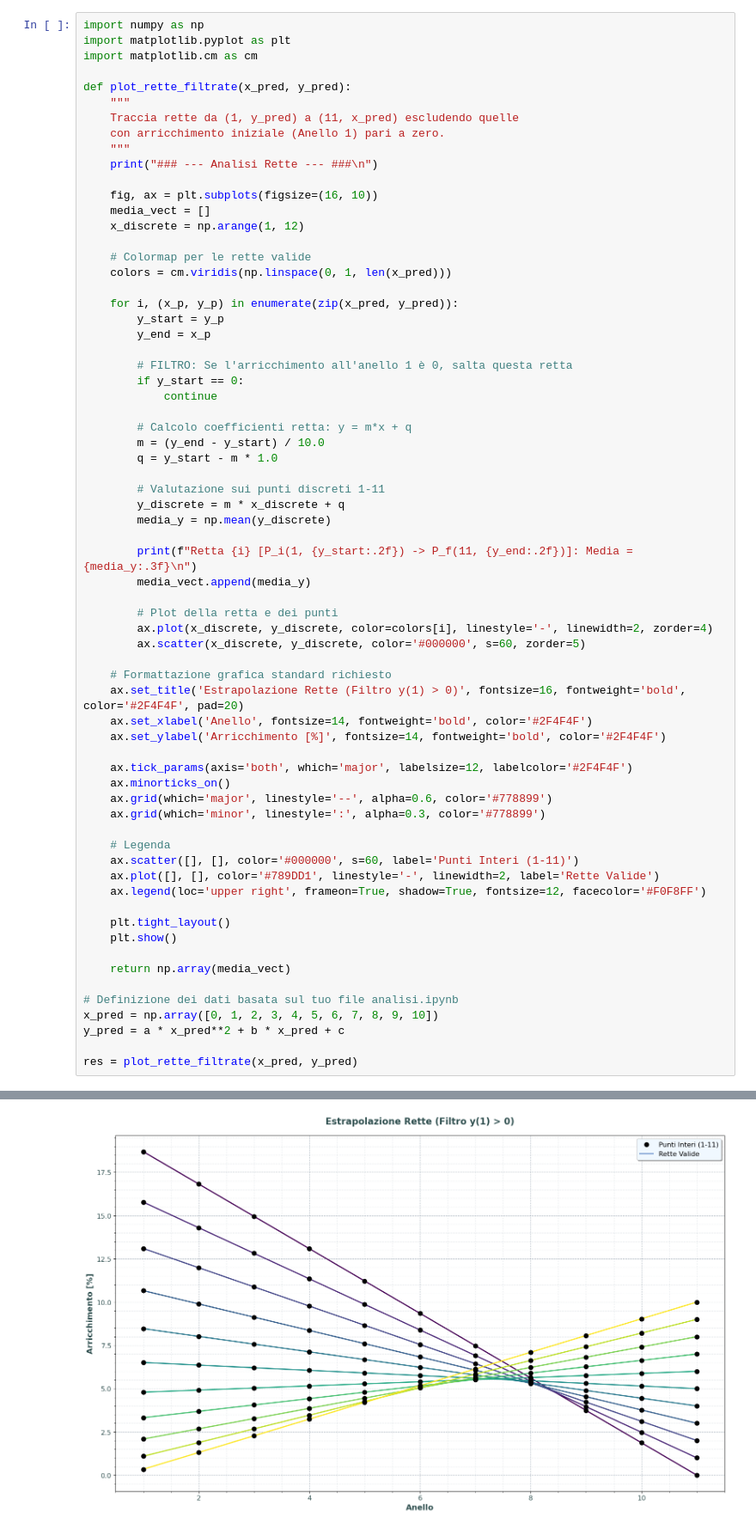
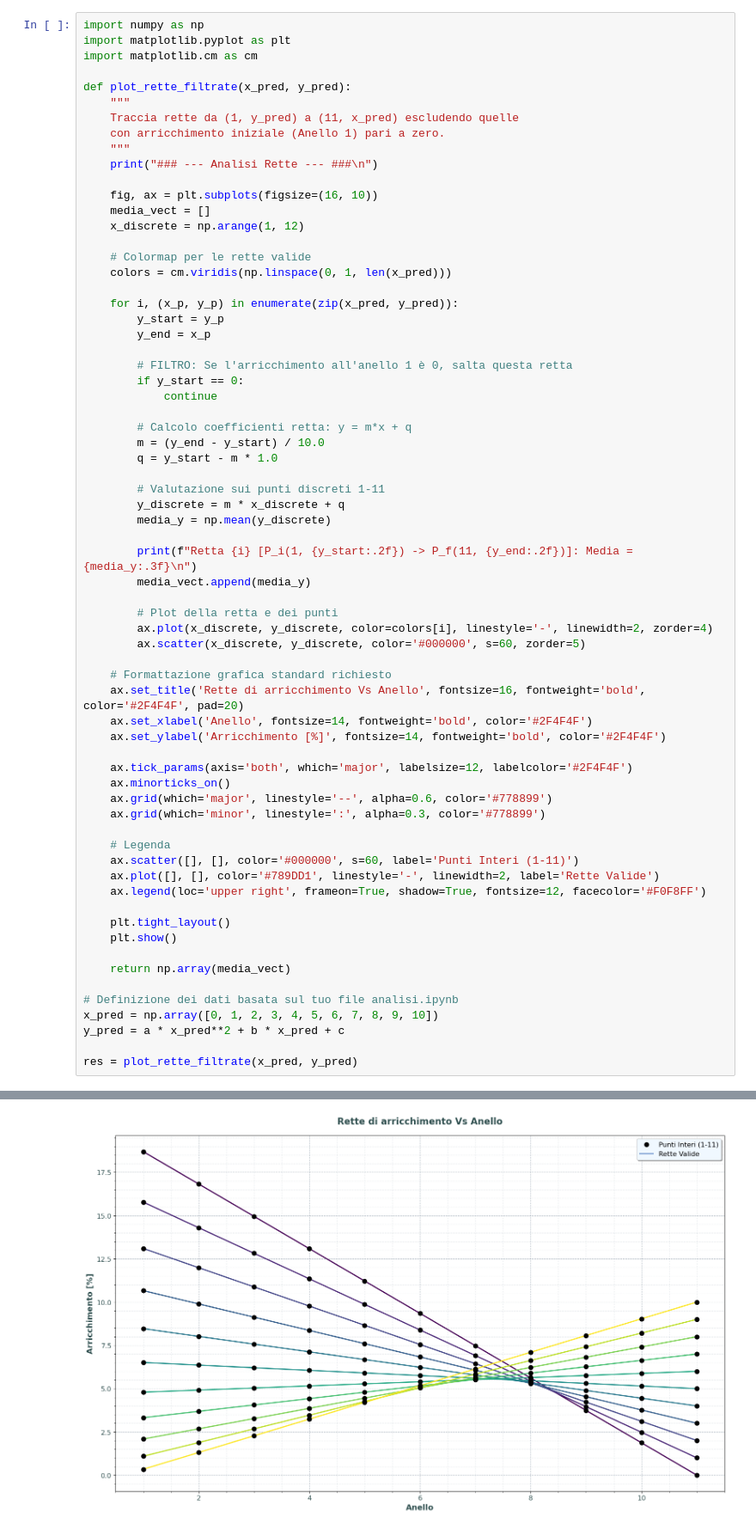
Before and after one commit to oblivion0218/Tesi-Magistrale, a Jupyter notebook: Open MC/reattore_8/150PCM/auto/analisi.ipynb, the cells around one changed output, grey strips where cells are left out. Shown at 86% size. Saved outputs shown, nothing was run; the diff lists cells and outputs as text.

```diff
--- a/Open MC/reattore_8/150PCM/auto/analisi.ipynb
+++ b/Open MC/reattore_8/150PCM/auto/analisi.ipynb
@@ -160,7 +160,7 @@ def plot_rette_filtrate(x_pred, y_pred):
         ax.scatter(x_discrete, y_discrete, color='#000000', s=60, zorder=5)
 
     # Formattazione grafica standard richiesto
-    ax.set_title('Estrapolazione Rette (Filtro y(1) > 0)', fontsize=16, fontweight='bold', color='#2F4F4F', pad=20)
+    ax.set_title('Rette di arricchimento Vs Anello', fontsize=16, fontweight='bold', color='#2F4F4F', pad=20)
     ax.set_xlabel('Anello', fontsize=14, fontweight='bold', color='#2F4F4F')
     ax.set_ylabel('Arricchimento [%]', fontsize=14, fontweight='bold', color='#2F4F4F')
 
@@ -175,34 +175,34 @@ def plot_rette_filtrate(x_pred, y_pred):
     ax.legend(loc='upper right', frameon=True, shadow=True, fontsize=12, facecolor='#F0F8FF')
 
     plt.tight_layout()
     plt.show()
 
     return np.array(media_vect)
 
 # Definizione dei dati basata sul tuo file analisi.ipynb
 x_pred = np.array([0, 1, 2, 3, 4, 5, 6, 7, 8, 9, 10])
 y_pred = a * x_pred**2 + b * x_pred + c
 
 res = plot_rette_filtrate(x_pred, y_pred)
 # %% [output]
 ### --- Analisi Rette --- ###
 
 Retta 0 [P_i(1, 18.70) -> P_f(11, 0.00)]: Media = 9.349
 
 Retta 1 [P_i(1, 15.78) -> P_f(11, 1.00)]: Media = 8.389
 
 Retta 2 [P_i(1, 13.10) -> P_f(11, 2.00)]: Media = 7.550
 
 Retta 3 [P_i(1, 10.66) -> P_f(11, 3.00)]: Media = 6.831
 
 Retta 4 [P_i(1, 8.47) -> P_f(11, 4.00)]: Media = 6.233
 
 ... (7 lines left out)
 
 Retta 9 [P_i(1, 1.09) -> P_f(11, 9.00)]: Media = 5.046
 
 Retta 10 [P_i(1, 0.34) -> P_f(11, 10.00)]: Media = 5.170
-[figure, old version]
+[figure, new version]
 # %%
 import openmc
 import pandas as pd
```
Also changed, not shown: 17 other files.
